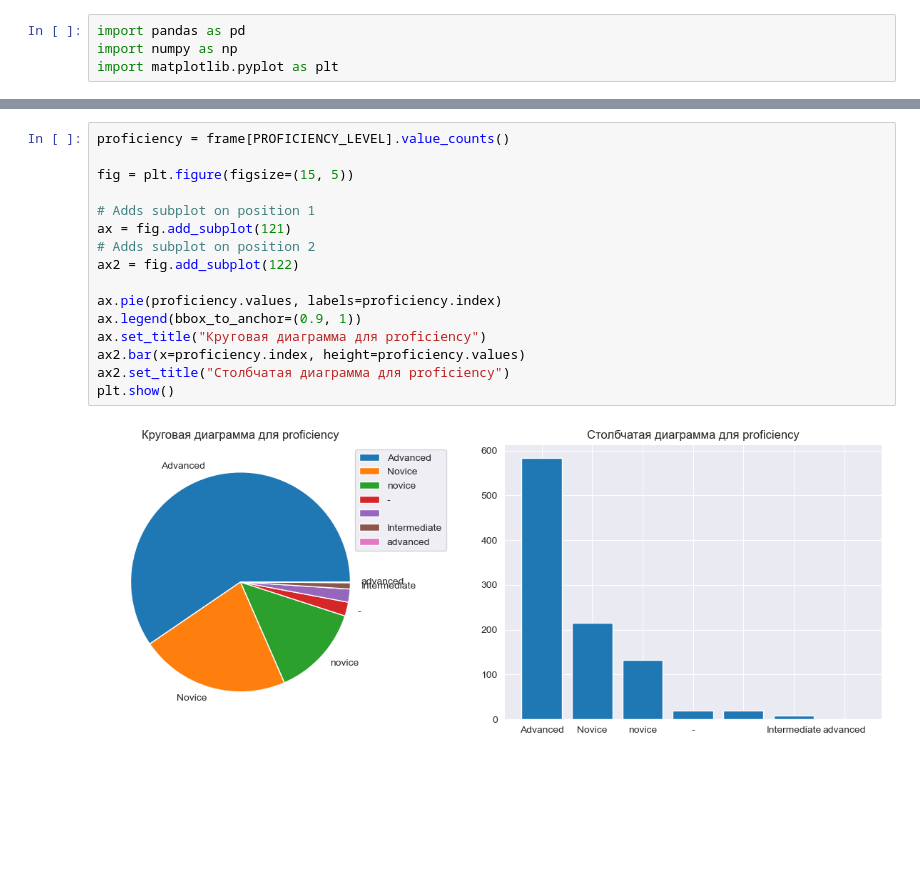
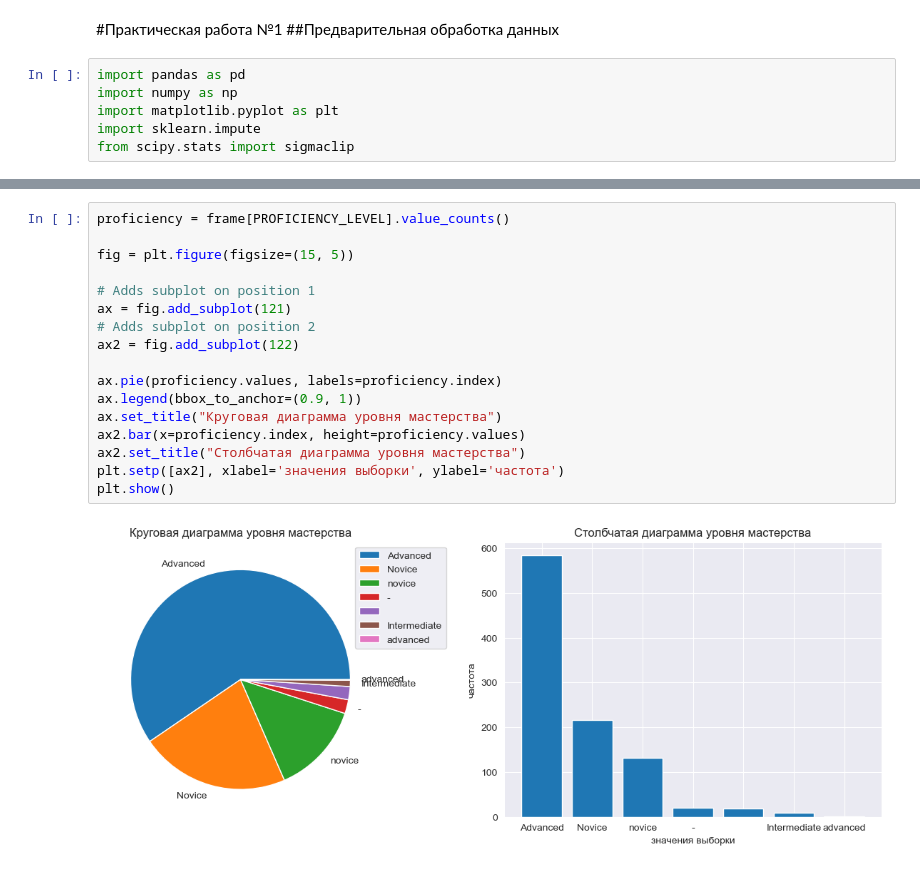
Before and after one commit to fongradnastya/data_analysis_1, a Jupyter notebook: notebooks/work1.ipynb, the cells around one changed output, grey strips where cells are left out. Cells and saved outputs as stored; diff of their text form; blank space fills up the shorter version.

```diff
--- a/notebooks/work1.ipynb
+++ b/notebooks/work1.ipynb
@@ -1,7 +1,12 @@
+# %% [markdown]
+#Практическая работа №1
+##Предварительная обработка данных
 # %%
 import pandas as pd
 import numpy as np
 import matplotlib.pyplot as plt
+import sklearn.impute
+from scipy.stats import sigmaclip
 # %%
 data = pd.read_excel("C:\\Users\\fongr\\Documents\\Мои документы\\Второй курс\\python\\scientificProject\\data\\first_practice_dataframe.xlsx", sheet_name="Sheet1")
 PROFICIENCY_LEVEL = "cat10_proficiencyLevel"
@@ -33,21 +38,22 @@ print(frame)
 # %%
 proficiency = frame[PROFICIENCY_LEVEL].value_counts()
 
 fig = plt.figure(figsize=(15, 5))
 
 # Adds subplot on position 1
 ax = fig.add_subplot(121)
 # Adds subplot on position 2
 ax2 = fig.add_subplot(122)
 
 ax.pie(proficiency.values, labels=proficiency.index)
 ax.legend(bbox_to_anchor=(0.9, 1))
-ax.set_title("Круговая диаграмма для proficiency")
+ax.set_title("Круговая диаграмма уровня мастерства")
 ax2.bar(x=proficiency.index, height=proficiency.values)
-ax2.set_title("Столбчатая диаграмма для proficiency")
+ax2.set_title("Столбчатая диаграмма уровня мастерства")
+plt.setp([ax2], xlabel='значения выборки', ylabel='частота')
 plt.show()
 # %% [output]
-[figure, old version]
+[figure, new version]
 # %%
 age = frame[AGE].value_counts()
 
```
Also changed, not shown: parts of 12 cells of this notebook.
